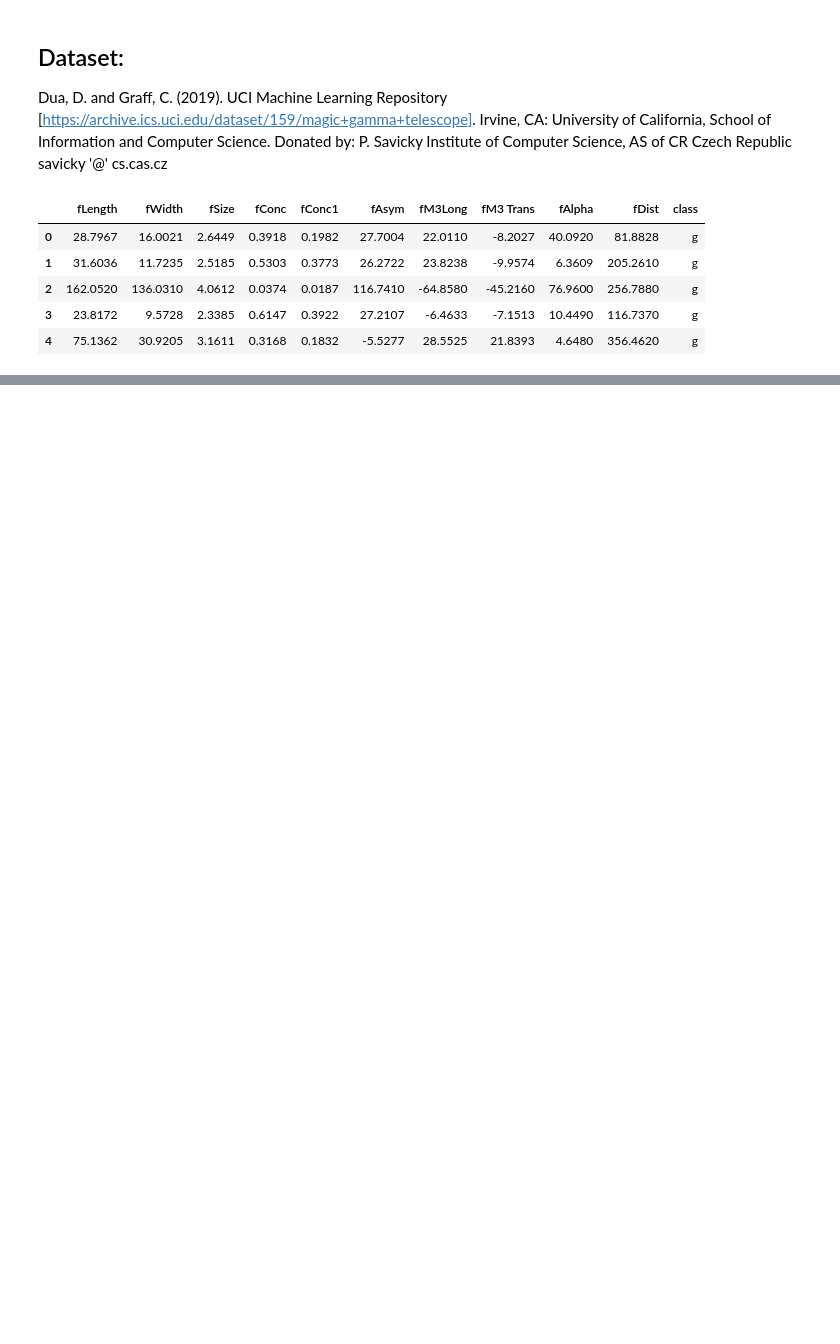
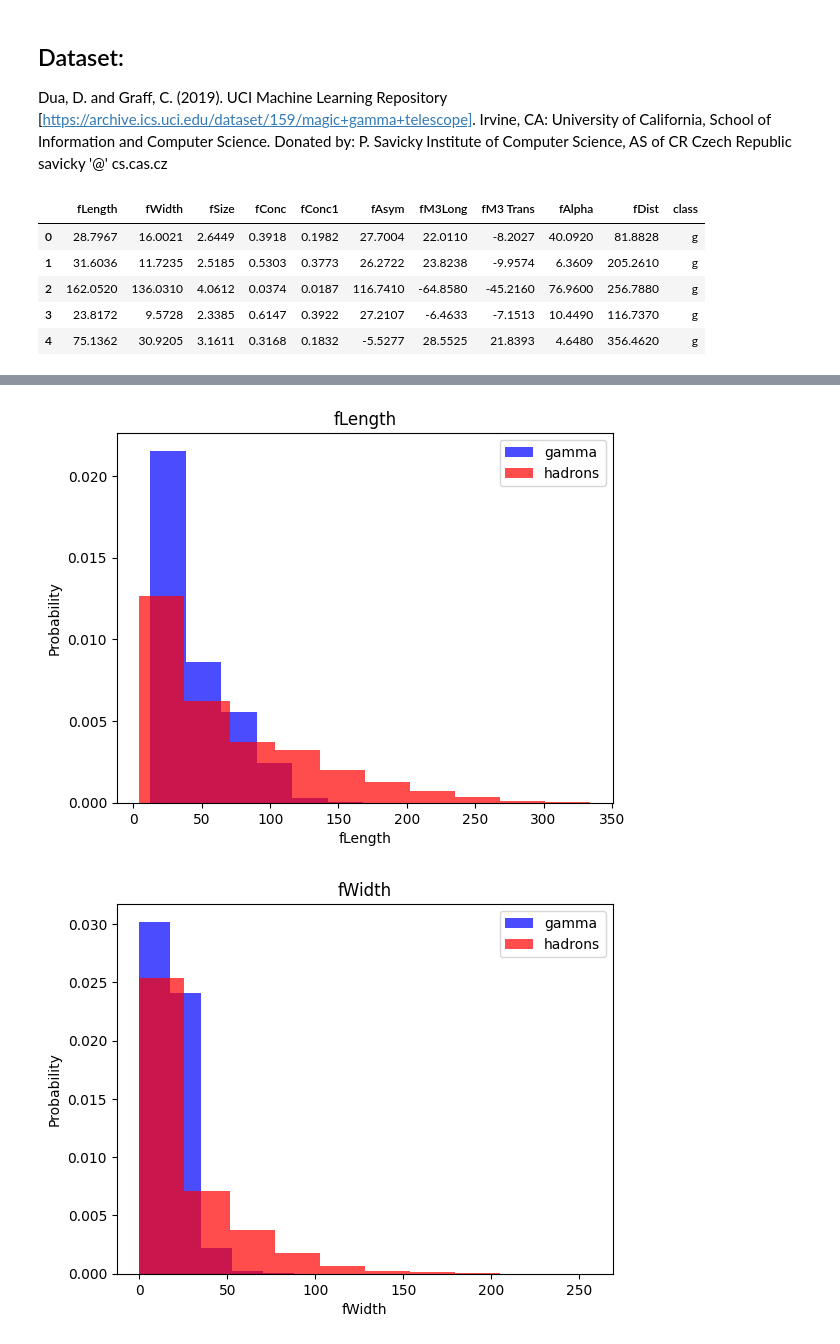
Before and after one commit to RohitTru/mL4EverybodyFCC, a Jupyter notebook: magicEx.ipynb, the cells around one changed output, grey strips where cells are left out. Drawn from its saved outputs; the diff is of its cells as text; code cells hidden in the pictures; blank space fills up the shorter version.

```diff
--- a/magicEx.ipynb
+++ b/magicEx.ipynb
@@ -21,3 +21,6 @@ df.head()
 | 2 | 162.0520 | 136.0310 | 4.0612 | 0.0374 | 0.0187 | 116.7410 | -64.8580 | -45.2160 | 76.9600 | 256.7880 | g |
 | 3 | 23.8172 | 9.5728 | 2.3385 | 0.6147 | 0.3922 | 27.2107 | -6.4633 | -7.1513 | 10.4490 | 116.7370 | g |
 | 4 | 75.1362 | 30.9205 | 3.1611 | 0.3168 | 0.1832 | -5.5277 | 28.5525 | 21.8393 | 4.6480 | 356.4620 | g |
+# %%
+# use .astype method to change the boolians created by checking for "class" == "g" to int values of 1 or 0
+df["class"] = (df["class"] == "g").astype(int)
@@ -23,0 +36,12 @@ df.head()
+# %%
+for label in colNames[:-1]:
+    plt.hist(df[df["class"]==1][label], color='blue',label='gamma', alpha=0.7, density =True)
+    plt.hist(df[df["class"]==0][label], color='red',label='hadrons', alpha=0.7, density =True)
+    plt.title(label)
+    plt.ylabel("Probability")
+    plt.xlabel(label)
+    plt.legend()
+    plt.show()
+# %% [output]
+[figure, added]
+[figure, added]
```
Also changed, not shown: parts of 2 cells of this notebook.
